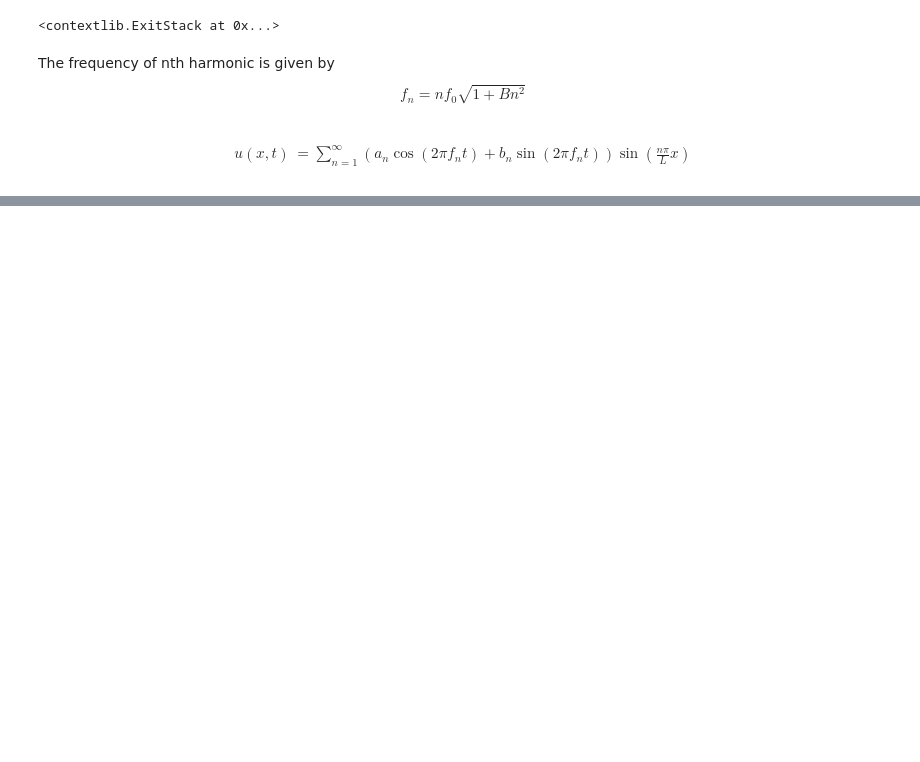
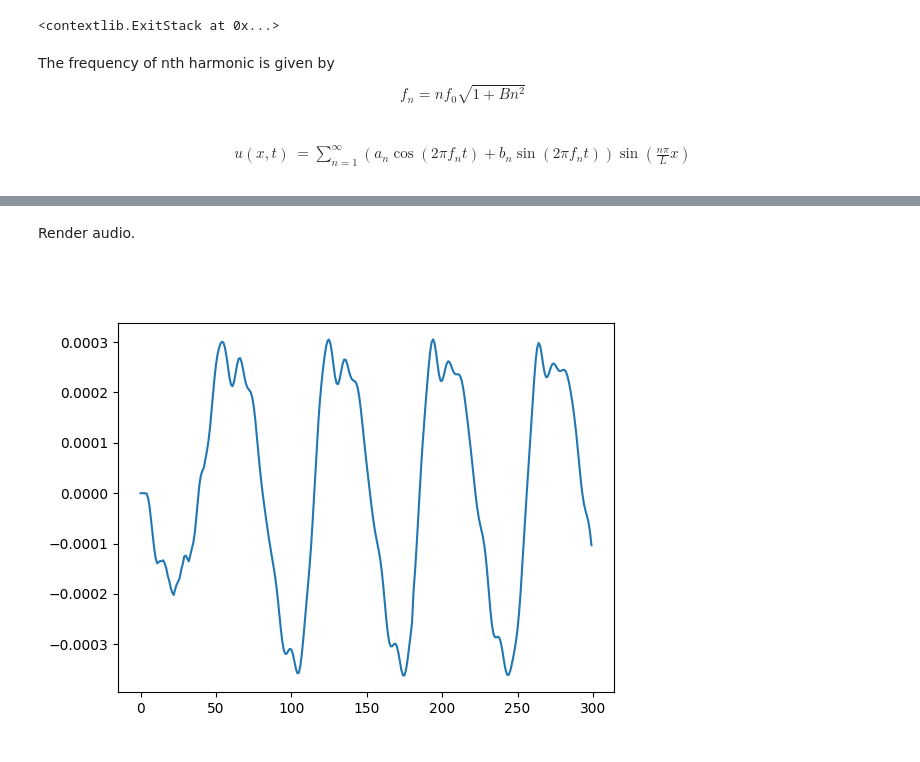
Before and after one commit to eri24816/pb-piano-synth, a Jupyter notebook: simulation.ipynb, the cells around one changed output, grey strips where cells are left out. Cells and saved outputs as stored; diff of their text form; code cells hidden in the pictures; blank space fills up the shorter version.

```diff
--- a/simulation.ipynb
+++ b/simulation.ipynb
@@ -153,0 +171,29 @@ f0
+# %% [markdown]
+Render audio.
+# %%
+n_frames = 100000
+rendered_string = []
+rendered_hammer_pos = []
+rendered_audio = []
+init()
+while len(rendered_audio) < n_frames:
+    update()
+    if t//render_dt > (t-dt)//render_dt:
+        rendered_audio.append(freq_to_u(a,b,bridge_x,t))
+plt.plot(rendered_audio[:300])
+plt.show()
+
+# save audio
+import wave
+
+audio = np.array(rendered_audio)
+audio = np.clip(audio*100, -1, 1)
+audio = np.int16(audio * 32767)
+
+with wave.open('output.wav', 'wb') as wf:
+    wf.setnchannels(1)
+    wf.setsampwidth(2)
+    wf.setframerate(44100)
+    wf.writeframes(audio.tobytes())
+# %% [output]
+[figure, added]
```
Also changed, not shown: parts of 13 cells of this notebook, 2 other files.
